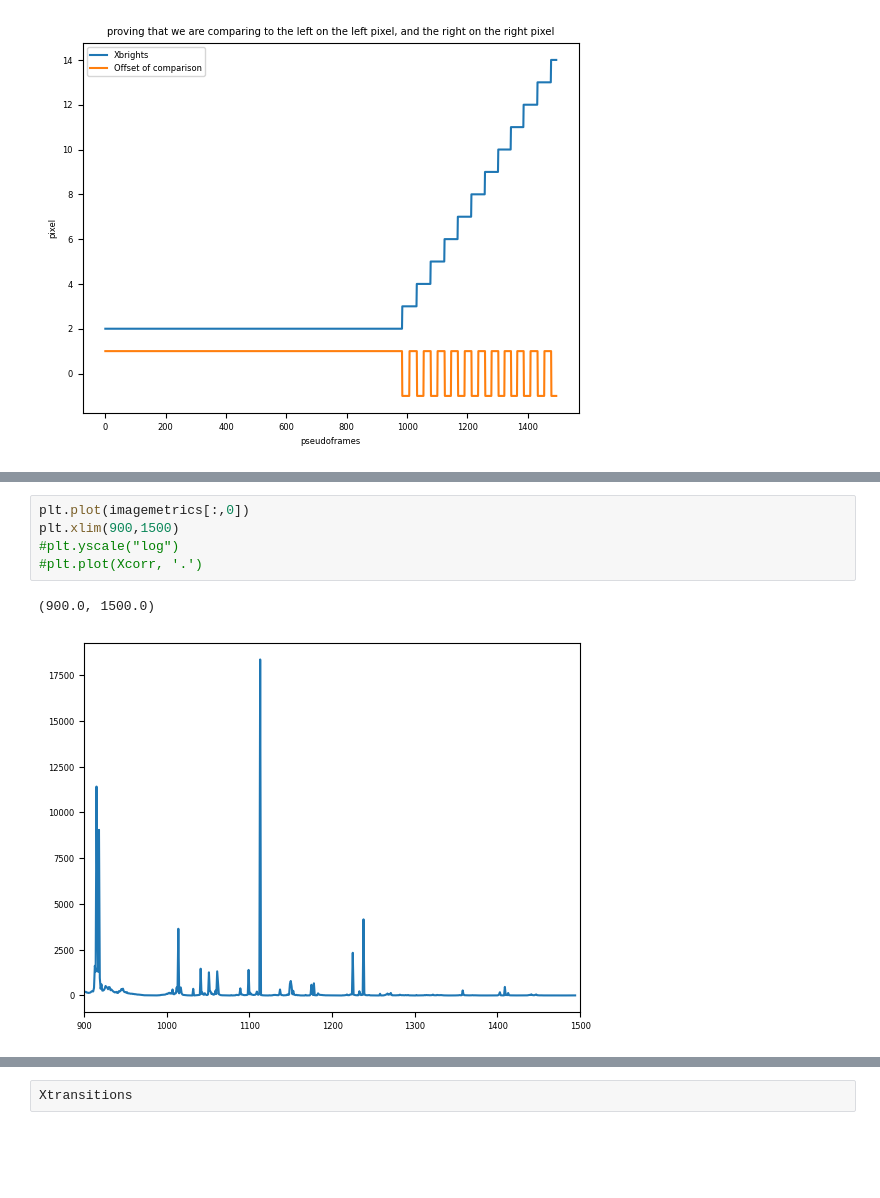
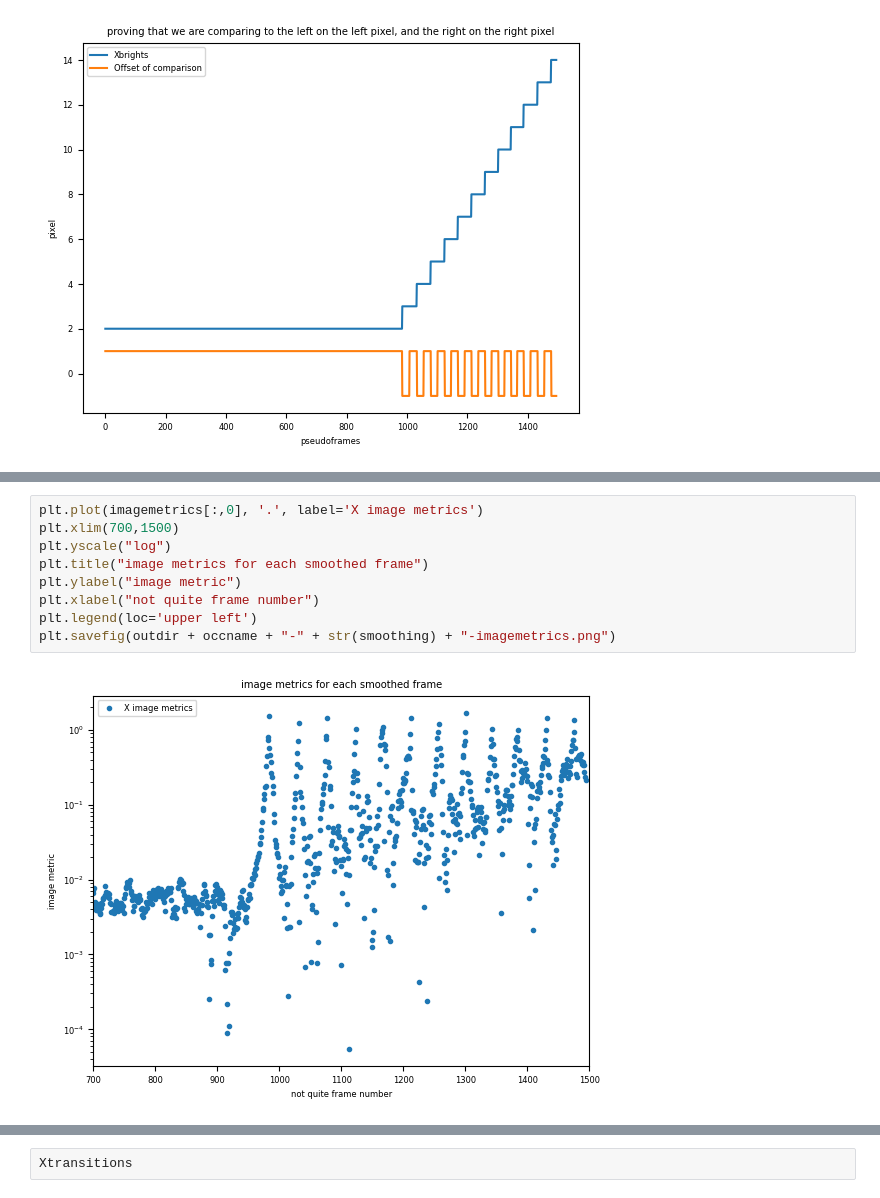
Before and after one commit to AnIndefiniteArticle/slapvisos, a Jupyter notebook: Untitled.ipynb, the cells around one changed output, grey strips where cells are left out. Drawn from its saved outputs; the diff is of its cells as text; blank space fills up the shorter version.

Commit message:
adding legends and other minor touchups

```diff
--- a/Untitled.ipynb
+++ b/Untitled.ipynb
@@ -231,8 +194,11 @@ plt.xlim(900,1100)
 # %%
-plt.plot(imagemetrics[:,0])
-plt.xlim(900,1500)
-#plt.yscale("log")
-#plt.plot(Xcorr, '.')
+plt.plot(imagemetrics[:,0], '.', label='X image metrics')
+plt.xlim(700,1500)
+plt.yscale("log")
+plt.title("image metrics for each smoothed frame")
+plt.ylabel("image metric")
+plt.xlabel("not quite frame number")
+plt.legend(loc='upper left')
+plt.savefig(outdir + occname + "-" + str(smoothing) + "-imagemetrics.png")
 # %% [output]
-(900.0, 1500.0)
-[figure, old version]
+[figure, new version]
```
Also changed, not shown: parts of 16 cells of this notebook.
